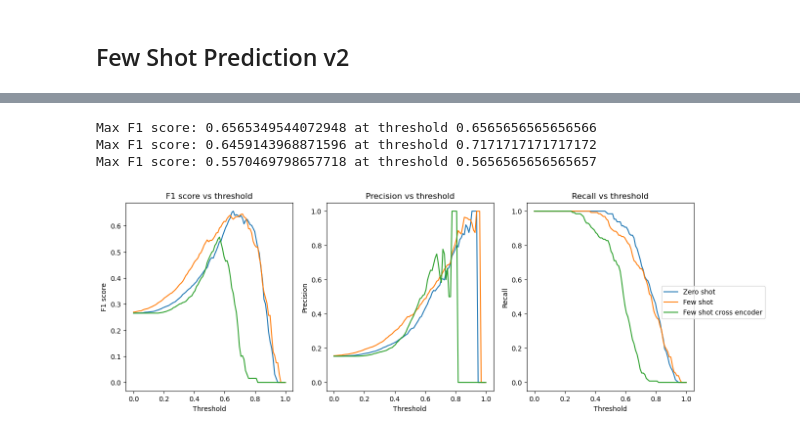
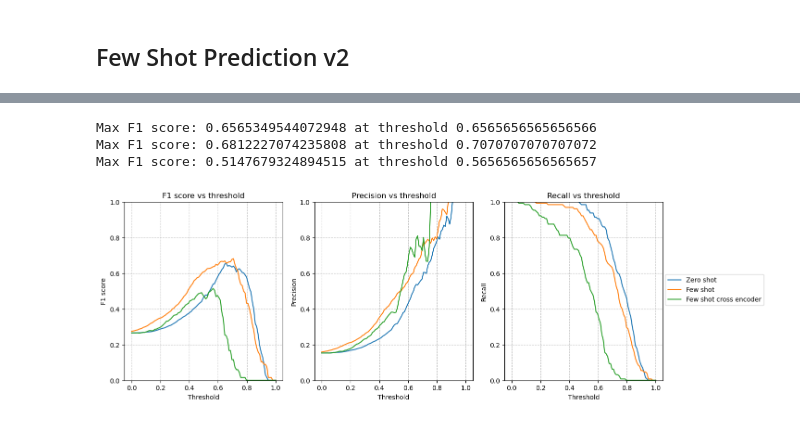
Before and after one commit to ttperr/WavER, a Jupyter notebook: src/zero_shot/test.ipynb, the cells around one changed output, grey strips where cells are left out. Cells and saved outputs as stored; diff of their text form; code cells hidden in the pictures.

```diff
--- a/src/zero_shot/test.ipynb
+++ b/src/zero_shot/test.ipynb
@@ -15,6 +15,6 @@ import os
 
 import torch
 
-device = torch.device('cuda:0' if torch.cuda.is_available() else 'cpu')
+device = torch.device('cuda' if torch.cuda.is_available() else 'cpu')
 print(f'Using device: {device}')
 # %% [output]
@@ -167,7 +148,7 @@ print(os.environ['CUDA_VISIBLE_DEVICES'])
 # %% [output]
 0
 # %%
-MODEL_NAME = 'sentence-transformers/multi-qa-mpnet-base-dot-v1'
+MODEL_NAME = 'all-mpnet-base-v2'
 
 EPOCHS = 5
 WEIGHT_DECAY = 0.01
@@ -293,6 +274,10 @@ MODEL_NAME = 'cross-encoder/stsb-roberta-base'
 
 train_loader, valid_set, y_valid, test_examples, X_test_ids, y_test = prepare_data_cross_encoder(DATA_DIR, remove_col_names=False, order_cols=True, true_samples_size=TRUE_SAMPLES_SIZE, false_samples_size=FALSE_SAMPLES_SIZE)
 
+# Take only true sample sizes and false sample sizes of validation set
+valid_set = valid_set[:TRUE_SAMPLES_SIZE+FALSE_SAMPLES_SIZE]
+y_valid = y_valid[:TRUE_SAMPLES_SIZE+FALSE_SAMPLES_SIZE]
+
 logits, training_time = fit_cross_encoder(MODEL_NAME, train_loader, valid_set, y_valid,
                                         test_examples, epochs=3, learning_rate=LEARNING_RATE,
                                         weight_decay=WEIGHT_DECAY,
@@ -319,7 +304,7 @@ for threshold in thresholds:
         if similarity_test_zero[i,i] > threshold:
             y_pred[i] = 1
     f1_scores_zero.append(f1_score(y_test, y_pred, zero_division=0))
-    precisions_zero.append(precision_score(y_test, y_pred, zero_division=0))
+    precisions_zero.append(precision_score(y_test, y_pred, zero_division=1))
     recalls_zero.append(recall_score(y_test, y_pred, zero_division=0))
 
 max_f1_score_zero = max(f1_scores_zero)
@@ -350,39 +335,43 @@ for threshold in thresholds:
         if similarity_test_few[i,i] > threshold:
             y_pred[i] = 1
     f1_scores_few.append(f1_score(y_test, y_pred, zero_division=0))
-    precisions_few.append(precision_score(y_test, y_pred, zero_division=0))
+    precisions_few.append(precision_score(y_test, y_pred, zero_division=1))
     recalls_few.append(recall_score(y_test, y_pred, zero_division=0))
 
 max_f1_score_few = max(f1_scores_few)
 best_threshold_few = thresholds[f1_scores_few.index(max_f1_score_few)]
 print(f'Max F1 score: {max_f1_score_few} at threshold {best_threshold_few}')
 
 ax[0].plot(thresholds, f1_scores_few)
 ax[1].plot(thresholds, precisions_few)
 ax[2].plot(thresholds, recalls_few)
 
 f1_scores_few_cross = []
 precisions_few_cross = []
 recalls_few_cross = []
 thresholds = np.linspace(0, 1, 100)
 for threshold in thresholds:
     y_pred = logits > threshold
     f1_scores_few_cross.append(f1_score(y_test, y_pred, zero_division=0))
-    precisions_few_cross.append(precision_score(y_test, y_pred, zero_division=0))
+    precisions_few_cross.append(precision_score(y_test, y_pred, zero_division=1))
     recalls_few_cross.append(recall_score(y_test, y_pred, zero_division=0))
 
 max_f1_score_few_cross = max(f1_scores_few_cross)
 best_threshold_few_cross = thresholds[f1_scores_few_cross.index(max_f1_score_few_cross)]
 print(f'Max F1 score: {max_f1_score_few_cross} at threshold {best_threshold_few_cross}')
 
 ax[0].plot(thresholds, f1_scores_few_cross)
 ax[1].plot(thresholds, precisions_few_cross)
 ax[2].plot(thresholds, recalls_few_cross)
 
-fig.legend(['Zero shot', 'Few shot', 'Few shot cross encoder'], loc='center right')
+for a in ax:
+    a.set_ylim(0, 1)
+    a.grid(linestyle='--', alpha=0.7)
+
+fig.legend(['Zero shot', 'Few shot', 'Few shot cross encoder'], loc='center right', bbox_to_anchor=(1.05, 0.5))
 plt.show()
 # %% [output]
 Max F1 score: 0.6565349544072948 at threshold 0.6565656565656566
-Max F1 score: 0.6459143968871596 at threshold 0.7171717171717172
-Max F1 score: 0.5570469798657718 at threshold 0.5656565656565657
+Max F1 score: 0.6812227074235808 at threshold 0.7070707070707072
+Max F1 score: 0.5147679324894515 at threshold 0.5656565656565657
-[figure, old version]
+[figure, new version]
```
Also changed, not shown: parts of 7 cells of this notebook, 2 other files.
